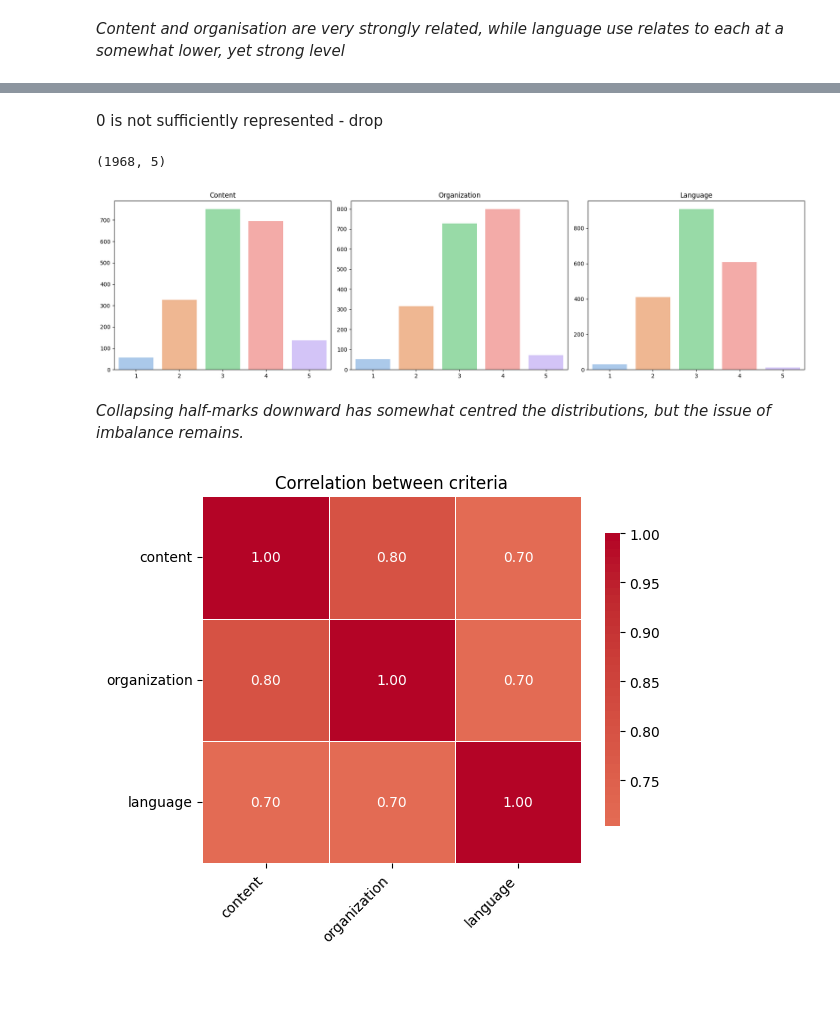
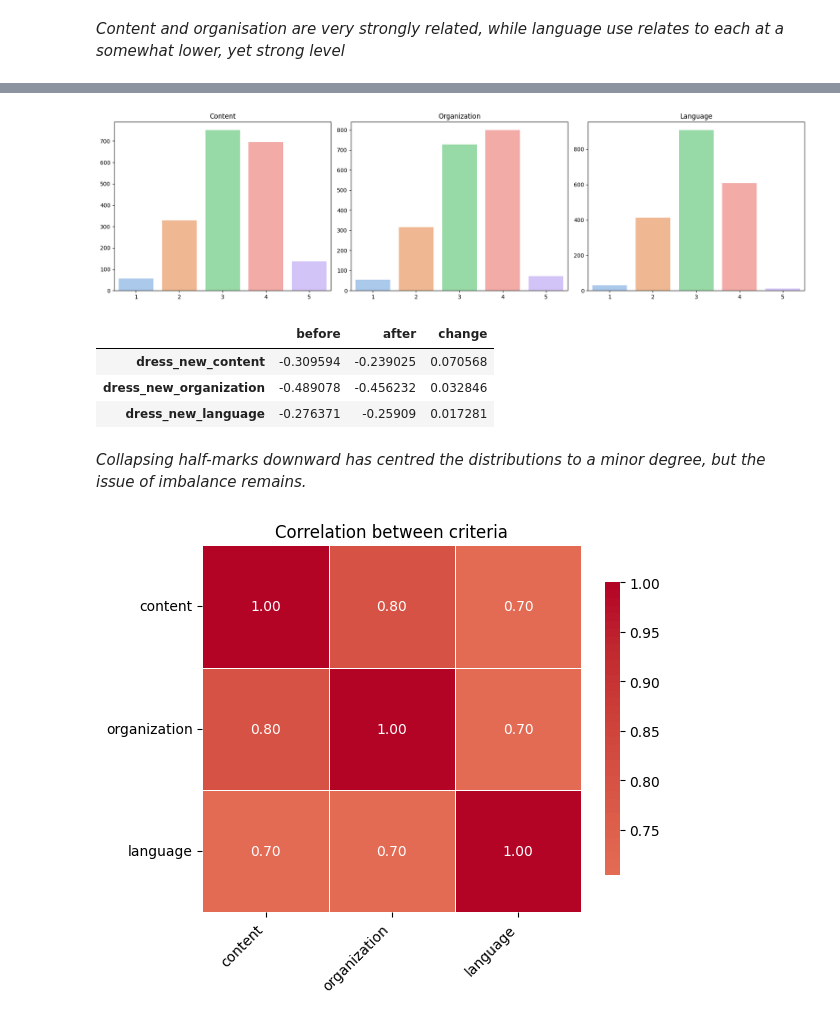
Before and after one commit to sun-0-set/MAGeLDR-KL-loss, a Jupyter notebook: data preparation.ipynb, the cells around one changed output, grey strips where cells are left out. Saved outputs shown, nothing was run; the diff lists cells and outputs as text; code cells hidden in the pictures; blank space fills up the shorter version.

```diff
--- a/data preparation.ipynb
+++ b/data preparation.ipynb
@@ -81,22 +304,16 @@ dress_new.loc[dress_new[y_cols].eq(0).any(axis=1)]
-# %% [markdown]
-0 is not sufficiently represented - drop
-# %%
-dress_new = dress_new[dress_new[y_cols].ne(0).all(axis=1)]
-dress_new.shape
-# %% [output]
-(1968, 5)
-# %%
-# Side-by-side countplots for grades (1..5) in dress_new
-fig, axes = plt.subplots(1, 3, figsize=(18, 5))
-for ax, col in zip(axes, y_cols):
-        sns.countplot(data=dress_new, x=col, ax=ax, palette='pastel', hue=col, legend=False)
-        ax.set_title(col.capitalize())
-        ax.set_xlabel('')
-        ax.set_ylabel('')
-plt.tight_layout()
-plt.show()
-# %% [output]
-[figure, removed]
+# %%
+plot_grade_distributions(dress_new, y_cols)
+# %% [output]
+[figure, added]
+# %%
+stats_skew.loc[:, 'after'] = dress_new[y_cols].skew().values
+stats_skew['change'] = stats_skew['after'] - stats_skew['before']
+stats_skew
+# %% [output]
+|  | before | after | change |
+| dress_new_content | -0.309594 | -0.239025 | 0.070568 |
+| dress_new_organization | -0.489078 | -0.456232 | 0.032846 |
+| dress_new_language | -0.276371 | -0.25909 | 0.017281 |
 # %% [markdown]
-*Collapsing half-marks downward has somewhat centred the distributions, but the issue of imbalance remains.*
+*Collapsing half-marks downward has centred the distributions to a minor degree, but the issue of imbalance remains.*
 # %%
```
Also changed, not shown: parts of 33 cells of this notebook, 1 other file.
